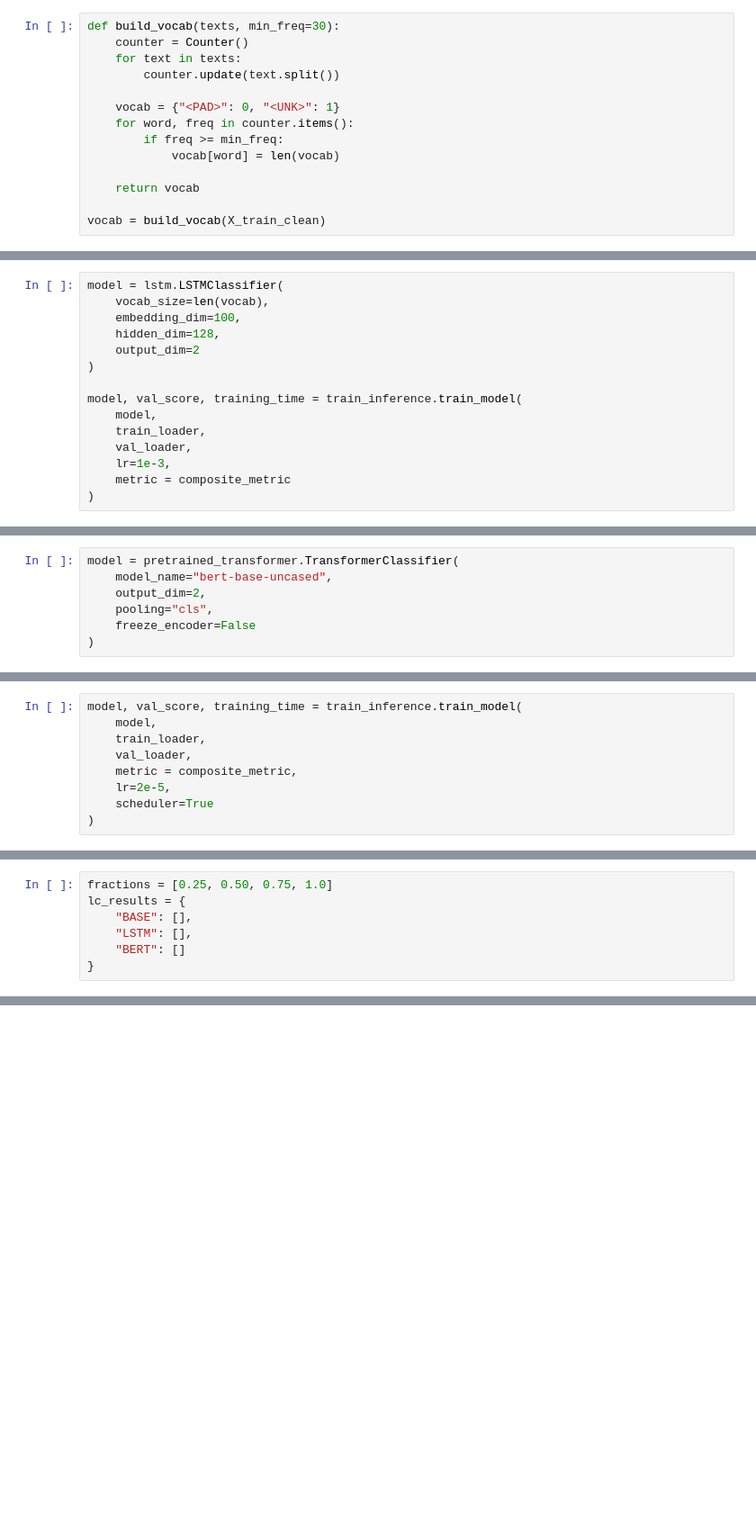
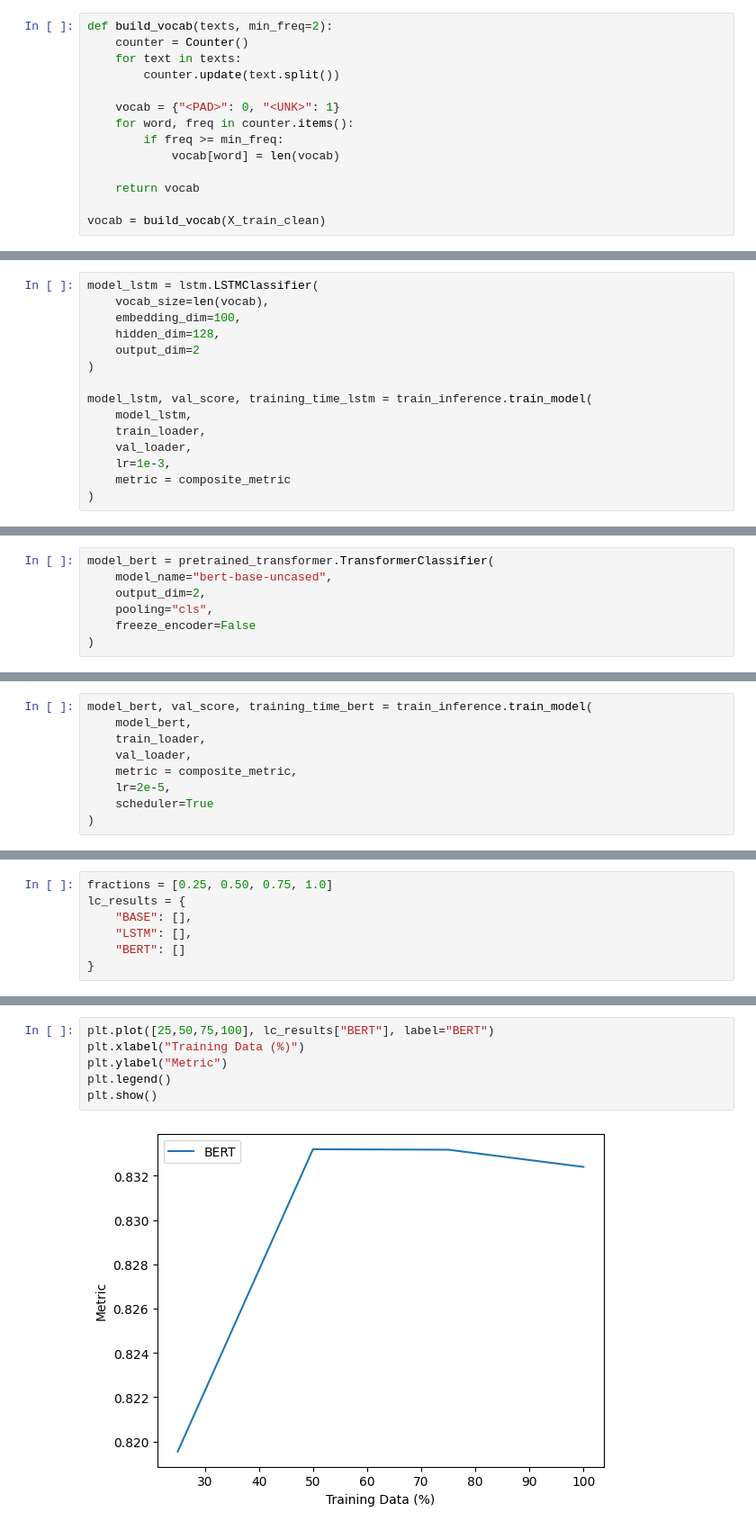
Before and after one commit to UnaiLalana/PAN-2025-Voight-Kampff-Task, a Jupyter notebook: notebooks/assignment2.ipynb, the cells around one changed output, grey strips where cells are left out. Shown at 90% size. Cells and saved outputs as stored; diff of their text form; blank space fills up the shorter version.

```diff
--- a/notebooks/assignment2.ipynb
+++ b/notebooks/assignment2.ipynb
@@ -131,7 +129,7 @@ custom_scorer = make_scorer(
 # %% [markdown]
 ### Experiment 1
 # %%
-def build_vocab(texts, min_freq=30):
+def build_vocab(texts, min_freq=2):
     counter = Counter()
     for text in texts:
         counter.update(text.split())
@@ -176,15 +174,15 @@ def count_parameters(model):
         p.numel() for p in model.parameters() if p.requires_grad
     )
 # %%
-model = lstm.LSTMClassifier(
+model_lstm = lstm.LSTMClassifier(
     vocab_size=len(vocab),
     embedding_dim=100,
     hidden_dim=128,
     output_dim=2
 )
 
-model, val_score, training_time = train_inference.train_model(
-    model,
+model_lstm, val_score, training_time_lstm = train_inference.train_model(
+    model_lstm,
     train_loader,
     val_loader,
     lr=1e-3,
@@ -236,7 +234,7 @@ test_loader = DataLoader(
     batch_size=8
 )
 # %%
-model = pretrained_transformer.TransformerClassifier(
+model_bert = pretrained_transformer.TransformerClassifier(
     model_name="bert-base-uncased",
     output_dim=2,
     pooling="cls",
@@ -259,6 +248,6 @@ Notes:
 # %%
-model, val_score, training_time = train_inference.train_model(
-    model,
+model_bert, val_score, training_time_bert = train_inference.train_model(
+    model_bert,
     train_loader,
     val_loader,
     metric = composite_metric,
@@ -492,0 +453,8 @@ plt.show()
+# %%
+plt.plot([25,50,75,100], lc_results["BERT"], label="BERT")
+plt.xlabel("Training Data (%)")
+plt.ylabel("Metric")
+plt.legend()
+plt.show()
+# %% [output]
+[figure, added]
```
Also changed, not shown: parts of 19 cells of this notebook, 3 other files.
